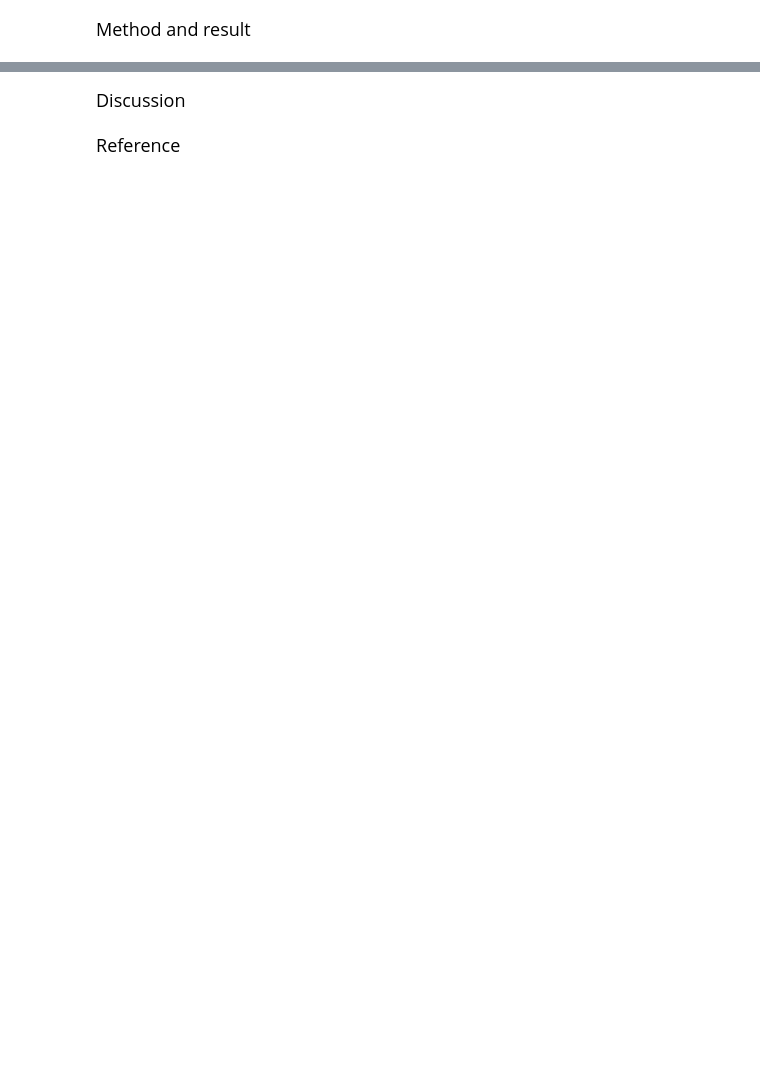
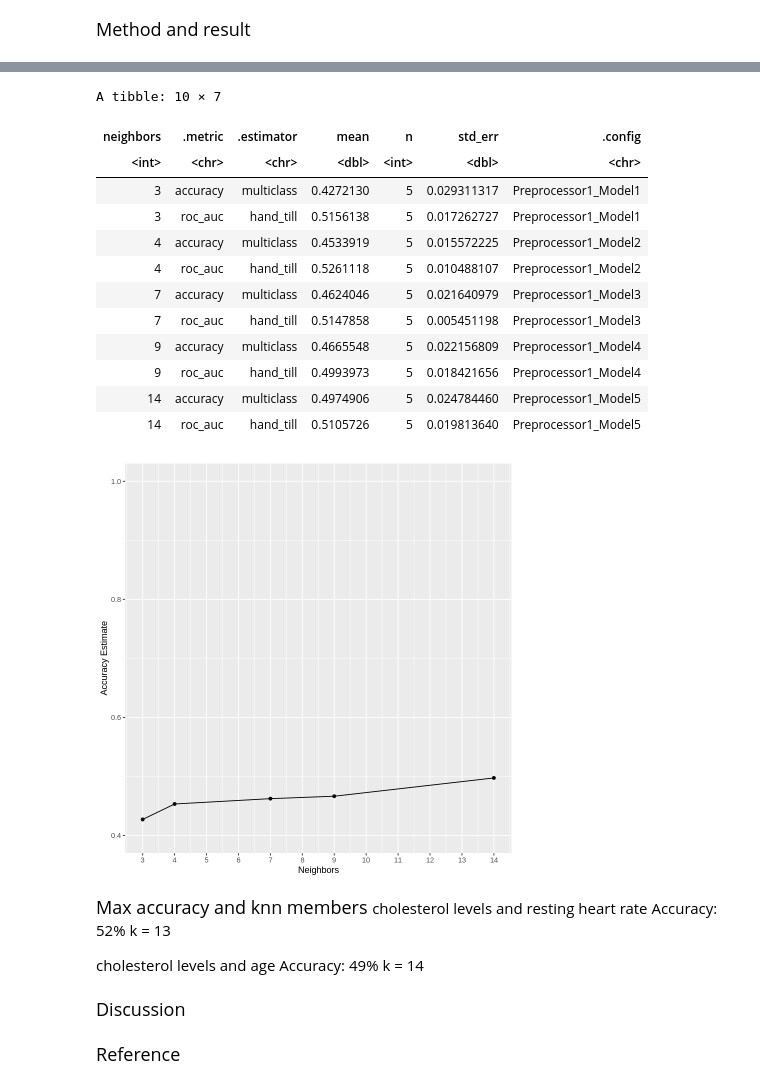
Before and after one commit to Kuiyun24z/DSCI-100-Project-, a Jupyter notebook: Final Project.ipynb, the cells around one changed output, grey strips where cells are left out. Saved outputs shown, nothing was run; the diff lists cells and outputs as text; code cells hidden in the pictures; blank space fills up the shorter version.

```diff
--- a/Final Project.ipynb
+++ b/Final Project.ipynb
@@ -12,0 +44,6 @@ Heart disease, a term used to refer to several types of heart conditions, is one
+# %%
+url <- "https://archive.ics.uci.edu/static/public/45/heart+disease.zip"
+destination_dir <- "heart_disease_dataset"
+download.file(url, destfile = "heart_disease.zip", mode = "wb")
+unzip("heart_disease.zip", exdir = destination_dir)
+list.files(destination_dir)
@@ -12,0 +60,8 @@ Heart disease, a term used to refer to several types of heart conditions, is one
+# %%
+heart_data_rough <- read.csv(file.path(destination_dir, "processed.cleveland.data"), header = FALSE, na.strings = c("", "?"))
+column_names <- c("age", "sex", "cp", "trestbps", "chol", "fbs", "restecg", "thalach", "exang", "oldpeak", "slope", "ca", "thal", "target")
+heart_data <- read.csv(file.path(destination_dir, "processed.cleveland.data"), header = FALSE, col.names = column_names, na.strings = c("", "?", "NA"))
+heart_data_clean <- heart_data |>
+mutate(target = as_factor(target))
+head(heart_data_clean)
+tail(heart_data_clean)
@@ -13,3 +392,61 @@ Heart disease, a term used to refer to several types of heart conditions, is one
+# %%
+# 5-fold cross-validation: age and chol
+heart_vfold <- vfold_cv(heart_disease_train, v = 5, strata = target)
+
+vfold_metrics_2 <- workflow() |>
+                  add_recipe(heart_recipe_2) |>
+                  add_model(knn_spec) |>
+                  fit_resamples(resamples = heart_vfold) |>
+                  collect_metrics()
+
+
+knn_tune <- nearest_neighbor(weight_func = "rectangular", neighbors = tune())|>
+set_engine("kknn")|>
+set_mode("classification")
+
+
+knn_results_2 <- workflow() |>
+       add_recipe(heart_recipe_2) |>
+       add_model(knn_tune) |>
+       tune_grid(resamples = heart_vfold, grid = 5) |>
+       collect_metrics()
+knn_results_2
+# do we use 10 K values or 5?
+
+accuracies_2 <- knn_results_2 |>
+       filter(.metric == "accuracy")
+
+accuracy_versus_k_2 <- ggplot(accuracies_2, aes(x = neighbors, y = mean))+
+       geom_point() +
+       geom_line() +
+       labs(x = "Neighbors", y = "Accuracy Estimate") +
+       scale_x_continuous(breaks = seq(0, 14, by = 1)) +  # adjusting the x-axis
+       scale_y_continuous(limits = c(0.4, 1.0)) # adjusting the y-axis
+accuracy_versus_k_2
+# %% [output]
+A tibble: 10 × 7
+| neighbors | .metric | .estimator | mean | n | std_err | .config |
+| <int> | <chr> | <chr> | <dbl> | <int> | <dbl> | <chr> |
+| 3 | accuracy | multiclass | 0.4272130 | 5 | 0.029311317 | Preprocessor1_Model1 |
+| 3 | roc_auc | hand_till | 0.5156138 | 5 | 0.017262727 | Preprocessor1_Model1 |
+| 4 | accuracy | multiclass | 0.4533919 | 5 | 0.015572225 | Preprocessor1_Model2 |
+| 4 | roc_auc | hand_till | 0.5261118 | 5 | 0.010488107 | Preprocessor1_Model2 |
+| 7 | accuracy | multiclass | 0.4624046 | 5 | 0.021640979 | Preprocessor1_Model3 |
+| 7 | roc_auc | hand_till | 0.5147858 | 5 | 0.005451198 | Preprocessor1_Model3 |
+| 9 | accuracy | multiclass | 0.4665548 | 5 | 0.022156809 | Preprocessor1_Model4 |
+| 9 | roc_auc | hand_till | 0.4993973 | 5 | 0.018421656 | Preprocessor1_Model4 |
+| 14 | accuracy | multiclass | 0.4974906 | 5 | 0.024784460 | Preprocessor1_Model5 |
+| 14 | roc_auc | hand_till | 0.5105726 | 5 | 0.019813640 | Preprocessor1_Model5 |
+[figure, added]
+# %% [markdown]
+<font size= "4"> Max accuracy and knn members  </font>
+cholesterol levels and resting heart rate
+Accuracy: 52%
+k = 13
+
+cholesterol levels and age
+Accuracy: 49%
+k = 14
 # %% [markdown]
 <font size= "4"> Discussion </font>
 # %% [markdown]
```
Also changed, not shown: parts of 18 cells of this notebook.
